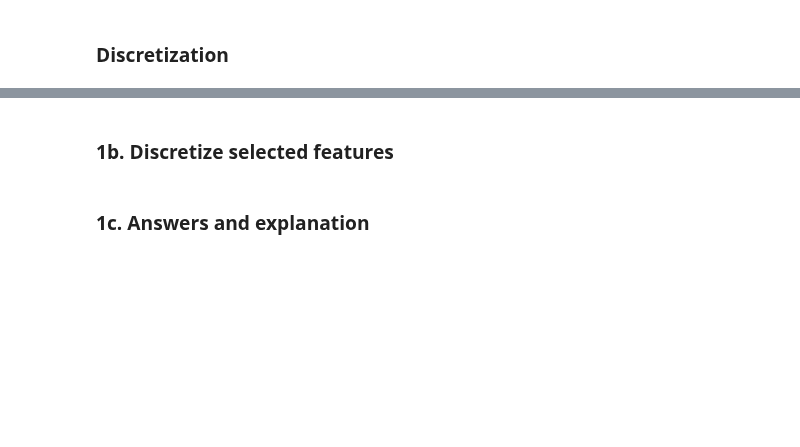
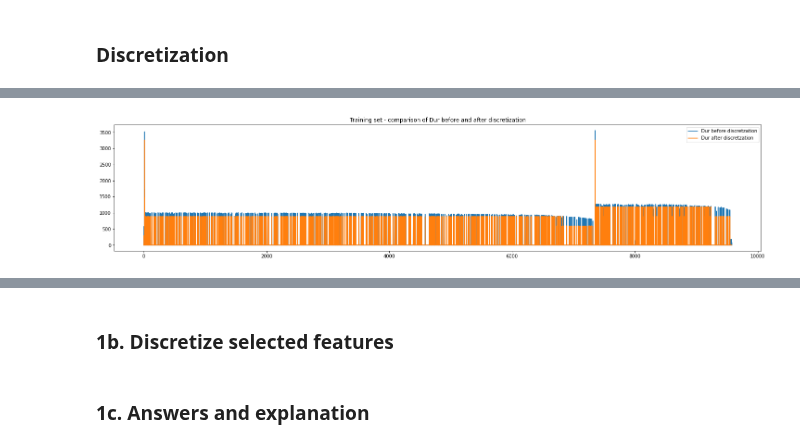
Before and after one commit to kponichtera/cs4035-cda, a Jupyter notebook: lab3/lab3.ipynb, the cells around one changed output, grey strips where cells are left out. Saved outputs shown, nothing was run; the diff lists cells and outputs as text; code cells hidden in the pictures; blank space fills up the shorter version.

```diff
--- a/lab3/lab3.ipynb
+++ b/lab3/lab3.ipynb
@@ -100,12 +159,21 @@ def discretize(discretizer, feature_array):
 # %%
 # Ignoring the FutureWarning which is internally thrown by NearestNeighbors
 #warnings.simplefilter(action='ignore', category=UserWarning)
+# choose a host
 
-discretizer1 = KBinsDiscretizer(n_bins=12, strategy='uniform', encode='ordinal')
+host = '147.32.84.165'
+df_host = df[df['SrcAddr'] == host]
+
+discretizer1 = KBinsDiscretizer(n_bins=3, strategy='uniform', encode='ordinal')
 discretizer2 = KBinsDiscretizer(n_bins=12, strategy='uniform', encode='ordinal')
 
-discretizer1.fit(df_benign[features[0]])
-discretizer2.fit([df_benign[features[1]]])
+df_features = []
+df_features.append(df_host[[features[0]]].to_numpy())
+df_features.append(df_host[[features[1]]].to_numpy())
 
-feature1_discretized = discretize(discretizer1, [df_benign[features[0]]])
-feature2_discretized = discretize(discretizer2, [df_benign[features[1]]])
+discretizer1.fit(df_features[0])
+discretizer2.fit(df_features[1])
+
+features_discretized = []
+features_discretized.append(discretize(discretizer1, df_features[0]))
+features_discretized.append(discretize(discretizer2, df_features[1]))
@@ -123,0 +180,14 @@ df.head()
+# %%
+_, ax = plt.subplots(1, 1, figsize=(25, 5))
+
+f_num = 1
+
+#ax.set_ylim([None, 10000])
+ax.plot(df_features[f_num])
+ax.plot(features_discretized[f_num])
+
+ax.legend(labels=[f'{features[f_num]} before discretzation', f'{features[f_num]} after discretzation'], loc='upper right')
+ax.set_title(f'Training set - comparison of {features[f_num]} before and after discretization')
+plt.show()
+# %% [output]
+[figure, added]
```
Also changed, not shown: parts of 17 cells of this notebook.
